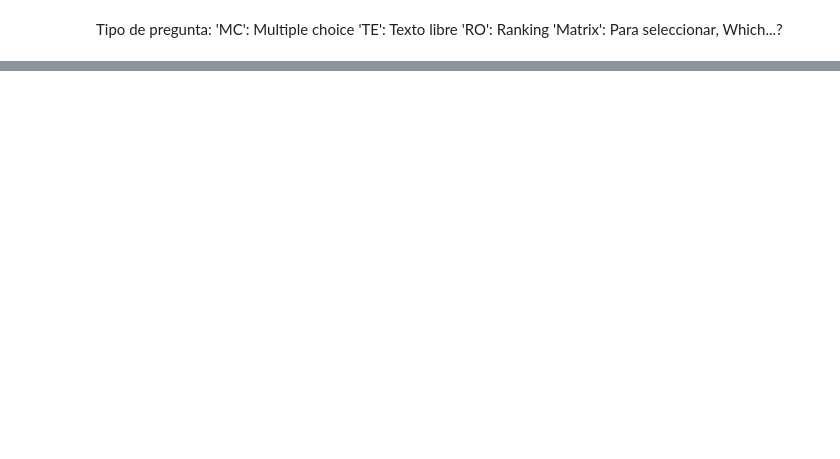
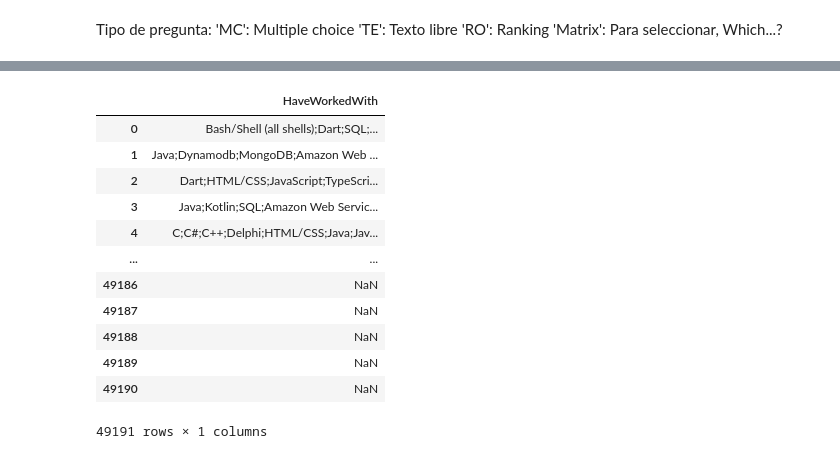
Before and after one commit to MateoGarrido13/StackOverflow-G23, a Jupyter notebook: Grupo23-Fund_C_Datos-StackOverflow.ipynb, the cells around one changed output, grey strips where cells are left out. Saved outputs shown, nothing was run; the diff lists cells and outputs as text; code cells hidden in the pictures; blank space fills up the shorter version.

```diff
--- a/Grupo23-Fund_C_Datos-StackOverflow.ipynb
+++ b/Grupo23-Fund_C_Datos-StackOverflow.ipynb
@@ -312,0 +363,53 @@ Dado que planteamos analizar la adopcion de IA por parte de los devs, la conside
+# %%
+# Agrupamos HaveWorked: una sola columna con todos los ítems, separados por ';'
+# - Celdas NaN se ignoran
+# - Cada celda puede traer varios ítems separados por ';' (se parten y se recortan espacios)
+HaveWorked_cols = [
+    "LanguageHaveWorkedWith",
+    "DatabaseHaveWorkedWith",
+    "PlatformHaveWorkedWith",
+    "WebframeHaveWorkedWith",
+    "DevEnvsChoice",
+    "DevEnvsHaveWorkedWith",
+]
+
+
+def _tokens_desde_celda(valor):
+    """Lista de strings no vacíos; NaN u otro faltante -> lista vacía."""
+    if pd.isna(valor):
+        return []
+    texto = str(valor).strip()
+    if not texto:
+        return []
+    return [parte.strip() for parte in texto.split(";") if parte.strip()]
+
+
+def _have_worked_agregado(fila):
+    ordenados = []
+    vistos = set()
+    for col in HaveWorked_cols:
+        for tok in _tokens_desde_celda(fila[col]):
+            if tok not in vistos:
+                vistos.add(tok)
+                ordenados.append(tok)
+    return ";".join(ordenados) if ordenados else pd.NA
+
+
+df_interes["HaveWorkedWith"] = df_interes[HaveWorked_cols].apply(
+    _have_worked_agregado, axis=1
+)
+df_interes[['HaveWorkedWith']]
+# %% [output]
+|  | HaveWorkedWith |
+| 0 | Bash/Shell (all shells);Dart;SQL;... |
+| 1 | Java;Dynamodb;MongoDB;Amazon Web ... |
+| 2 | Dart;HTML/CSS;JavaScript;TypeScri... |
+| 3 | Java;Kotlin;SQL;Amazon Web Servic... |
+| 4 | C;C#;C++;Delphi;HTML/CSS;Java;Jav... |
+| ... | ... |
+| 49186 | NaN |
+| 49187 | NaN |
+| 49188 | NaN |
+| 49189 | NaN |
+| 49190 | NaN |
+49191 rows × 1 columns
```
Also changed, not shown: parts of 12 cells of this notebook, 2 other files.
